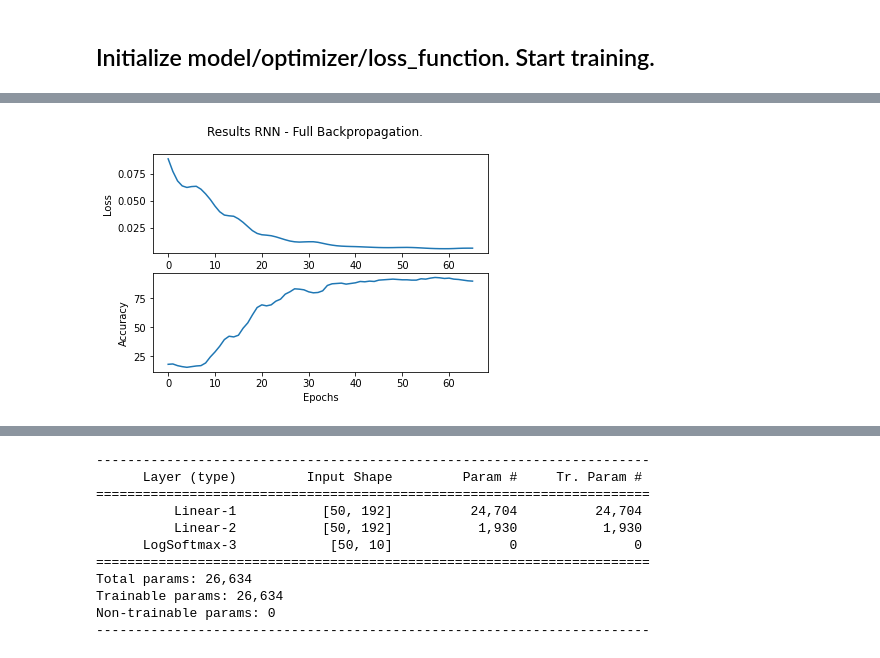
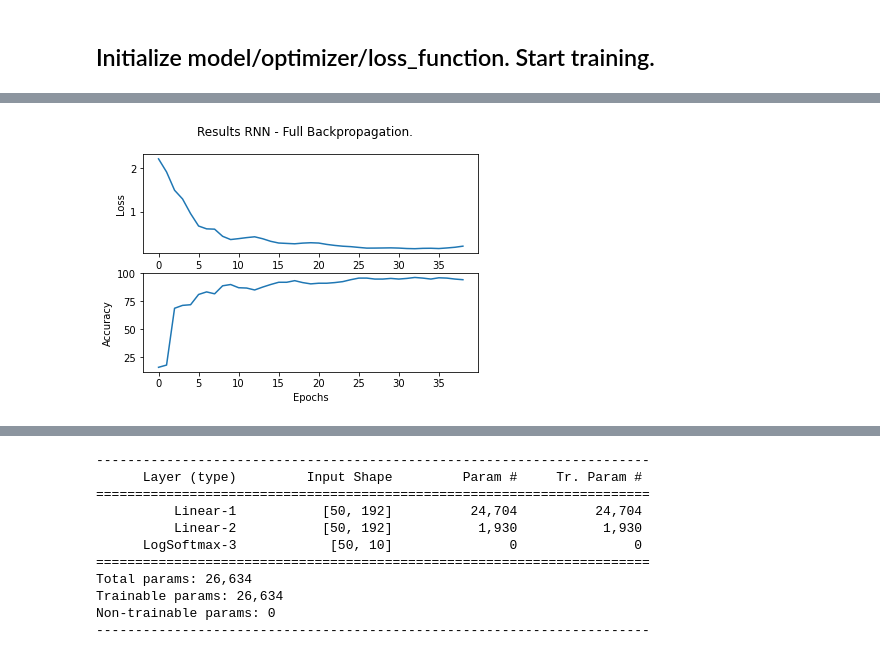
Before and after one commit to wiebetimmers/thesis_project, a Jupyter notebook: main_baseline_new.ipynb, the cells around one changed output, grey strips where cells are left out. Drawn from its saved outputs; the diff is of its cells as text; code cells hidden in the pictures.

Commit message:
Initial weights are now drawn from the same distr. in both models.

```diff
--- a/main_baseline_new.ipynb
+++ b/main_baseline_new.ipynb
@@ -166,6 +166,10 @@ class RNN(nn.Module):
         self.i2h = nn.Linear(input_size + hidden_size, hidden_size)
         self.i2o = nn.Linear(input_size + hidden_size, output_size)
         self.softmax = nn.LogSoftmax(dim=1)
+
+        # Initialize the weights
+        self.i2h.weight.data.uniform_(-0.01, 0.01)
+        self.i2o.weight.data.uniform_(-0.01, 0.01)
 
         self.mnist = dataset_MNIST
 
@@ -351,7 +356,7 @@ BATCH_SIZE = 50
 n_hidden = 128
 n_labels = 10
 n_epochs = 100
-lr_SGD = 0.0006
+lr_SGD = 0.0001
 momentum_SGD = 0.9
 max_loss_iter = 5
 # %% [markdown]
@@ -360,7 +365,7 @@ max_loss_iter = 5
 # Perform training on the DIGITS dataset
 model = RNN(INPUT_SIZE_DIGITS, n_hidden, n_labels, dataset_MNIST = False)
 optimizer = optim.SGD([p for p in model.parameters() if p.requires_grad == True], lr=lr_SGD, momentum=momentum_SGD)
-loss_function = nn.NLLLoss(reduction='mean') # Mean is also possible.
+loss_function = nn.NLLLoss(reduction='sum') # Mean is also possible.
 
 trained_model = training(model, train_loader, val_loader, n_epochs, optimizer, loss_function, max_loss_iter)
 # %% [output]
@@ -384,4 +389,4 @@ Epoch: 65 - Loss of: 0.006058637882981981 - Accuracy of: 89.42857360839844
-[figure, old version]
+[figure, new version]
 # %%
 # Perform training on the MNIST dataset
 model_mnist = RNN(INPUT_SIZE_MNIST, n_hidden, n_labels, dataset_MNIST = True)
```
Also changed, not shown: parts of 3 cells of this notebook, 1 other file.
